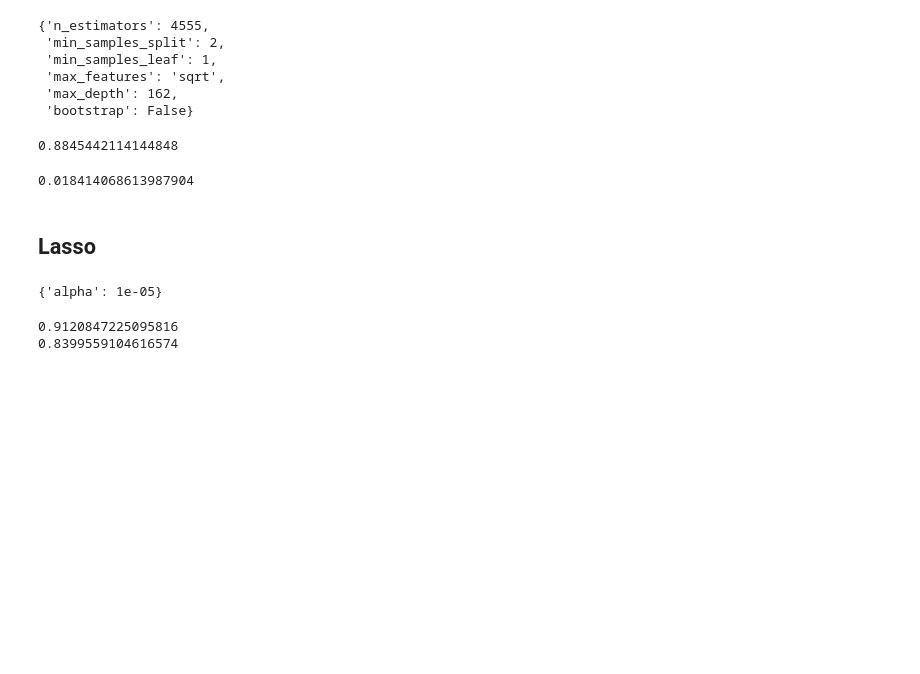
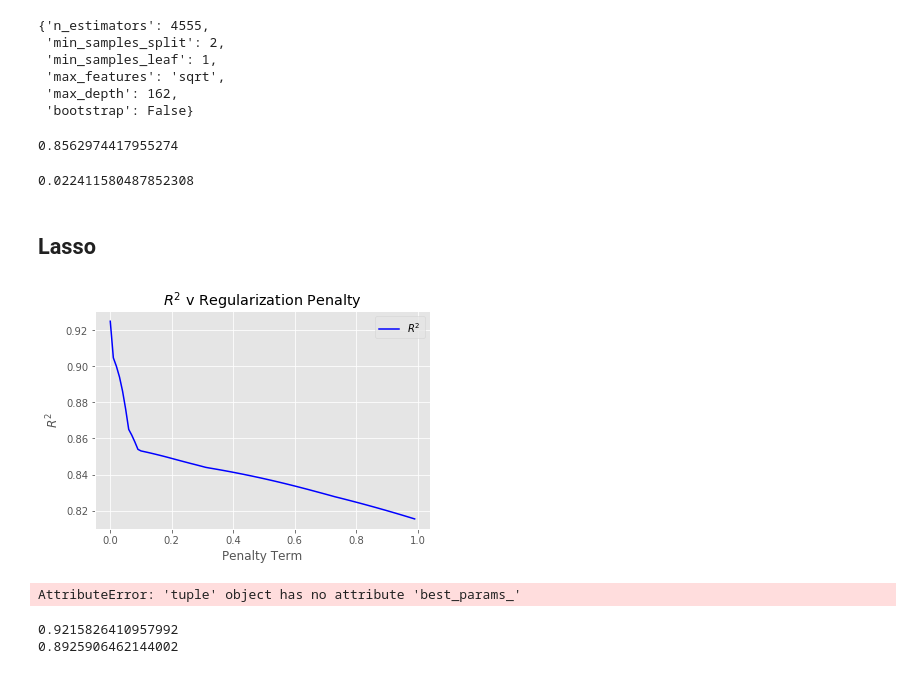
Before and after one commit to saudino480/machina_ex_kaggle, a Jupyter notebook: modelling/model_workshop.ipynb, the cells around one changed output. Cells and saved outputs as stored; diff of their text form; code cells hidden in the pictures; blank space fills up the shorter version.

```diff
--- a/modelling/model_workshop.ipynb
+++ b/modelling/model_workshop.ipynb
@@ -15,4 +15,5 @@ from modelling_functions import *
 ## Processing for Models
 # %%
 #### Read Data files
-housing, housing_features, feat_labels, dict_dictonary = read_and_clean(filepath = "../data/clean_train_beforebin.csv")
+dict_dictonary = {}
+housing, housing_features, feat_labels, dict_dictonary = read_and_clean(filepath = "../data/train_selected_features.csv")
@@ -21,4 +41,0 @@ htest_id, htest_features, htest_labels, htest_dictonary = read_and_clean(filepat
-# %%
-#housing_features.lotarea = np.sqrt(housing_features.lotarea)
-#htest_features.lotarea = np.sqrt(htest_features.lotare
-housing.saleprice = np.log(housing.saleprice)
@@ -117,26 +151,28 @@ clf.fit(htrain, ptrain)
 
 clf.score(htest, ptest)
 # %% [output]
-0.8845442114144848
+0.8562974417955274
 # %%
 nice = clf.predict(htest)
 mean_squared_error(nice, ptest)
 # %% [output]
-0.018414068613987904
+0.022411580487852308
 # %%
 pred = np.exp(clf.predict(htest_features))
 Submission(htest_id, pred)
 # %% [markdown]
 ## Lasso
 # %%
-alp = optimize_penalty(htrain, ptrain, model=Lasso, min_=1e-5, max_=1, step_=1000, random=False, riter=100)
+alp = optimize_penalty(htrain, ptrain, model=Lasso, min_=1e-7, max_=1, step=0.0001, plot=True)
+# %% [output]
+[figure, added]
 # %%
 alp.best_params_
 # %% [output]
-{'alpha': 1e-05}
+AttributeError: 'tuple' object has no attribute 'best_params_'
 # %%
 lasso = Lasso(normalize=True)
-lasso.set_params(alpha = 1e-5)
+lasso.set_params(alpha = 1e-7)
 lasso.fit(htrain, ptrain)
 
 print(lasso.score(htrain, ptrain))
@@ -144,8 +180,8 @@ print(lasso.score(htest, ptest))
 #print(selected_coefs)
 pred = lasso.predict(htest)
 # %% [output]
-0.9120847225095816
-0.8399559104616574
+0.9215826410957992
+0.8925906462144002
 # %%
 mean_squared_error(pred, ptest)
 # %% [output]
```
Also changed, not shown: parts of 11 cells of this notebook, 1 other file.
